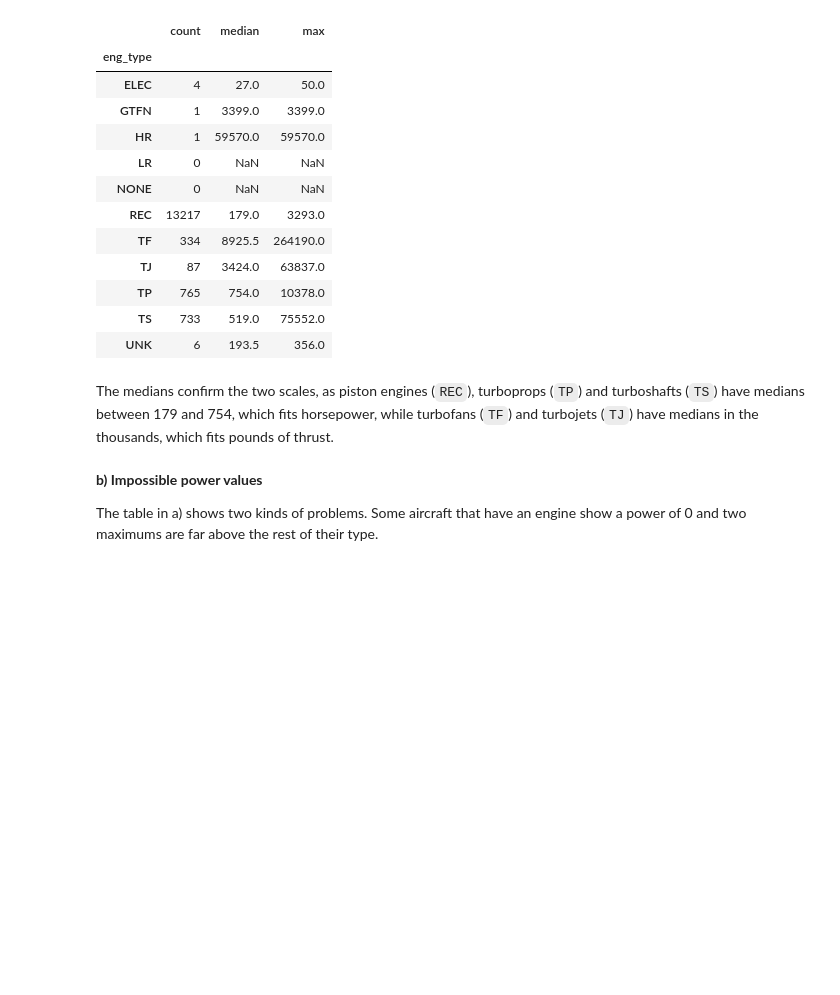
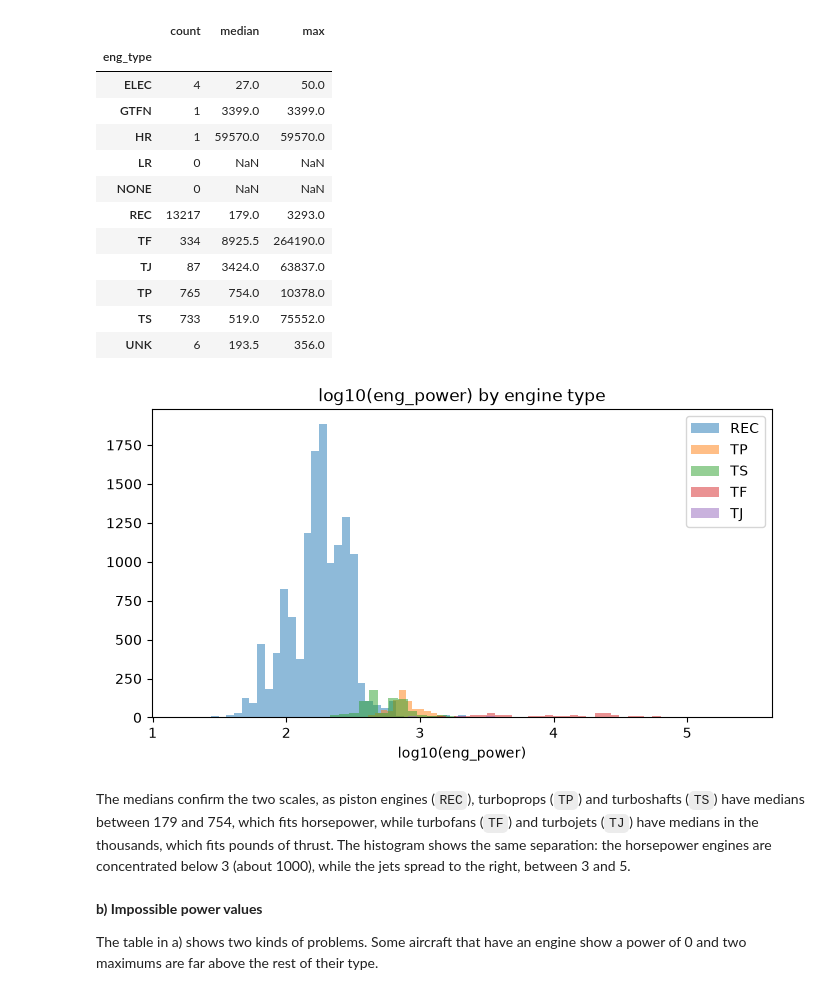
Before and after one commit to martim-dot/ML_Project, a Jupyter notebook: primeiraparte.ipynb, the cells around one changed output. Saved outputs shown, nothing was run; the diff lists cells and outputs as text; code cells hidden in the pictures; blank space fills up the shorter version.

```diff
--- a/primeiraparte.ipynb
+++ b/primeiraparte.ipynb
@@ -665,8 +665,19 @@ learn.groupby("eng_type")["eng_power"].agg(["count", "median", "max"])
 | TP | 765 | 754.0 | 10378.0 |
 | TS | 733 | 519.0 | 75552.0 |
 | UNK | 6 | 193.5 | 356.0 |
+# %%
+fig, ax = plt.subplots(figsize=(8, 4))
+for t in ["REC", "TP", "TS", "TF", "TJ"]:
+    values = learn.loc[learn["eng_type"] == t, "eng_power"].dropna()
+    ax.hist(np.log10(values[values > 0]), bins=40, alpha=0.5, label=t)
+ax.set_title("log10(eng_power) by engine type")
+ax.set_xlabel("log10(eng_power)")
+ax.legend()
+plt.show()
+# %% [output]
+[figure, added]
 # %% [markdown]
-The medians confirm the two scales, as piston engines (`REC`), turboprops (`TP`) and turboshafts (`TS`) have medians between 179 and 754, which fits horsepower, while turbofans (`TF`) and turbojets (`TJ`) have medians in the thousands, which fits pounds of thrust.
+The medians confirm the two scales, as piston engines (`REC`), turboprops (`TP`) and turboshafts (`TS`) have medians between 179 and 754, which fits horsepower, while turbofans (`TF`) and turbojets (`TJ`) have medians in the thousands, which fits pounds of thrust. The histogram shows the same separation: the horsepower engines are concentrated below 3 (about 1000), while the jets spread to the right, between 3 and 5.
 # %% [markdown]
 **b) Impossible power values**
 
```
